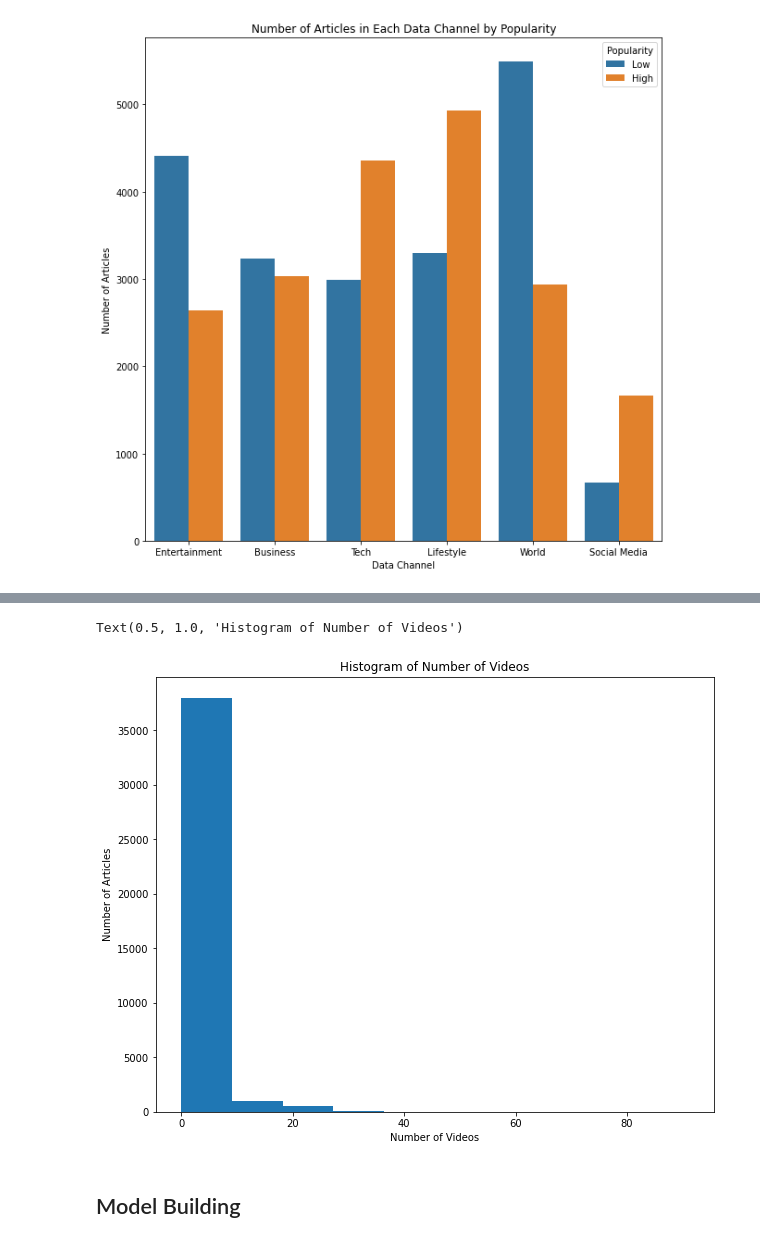
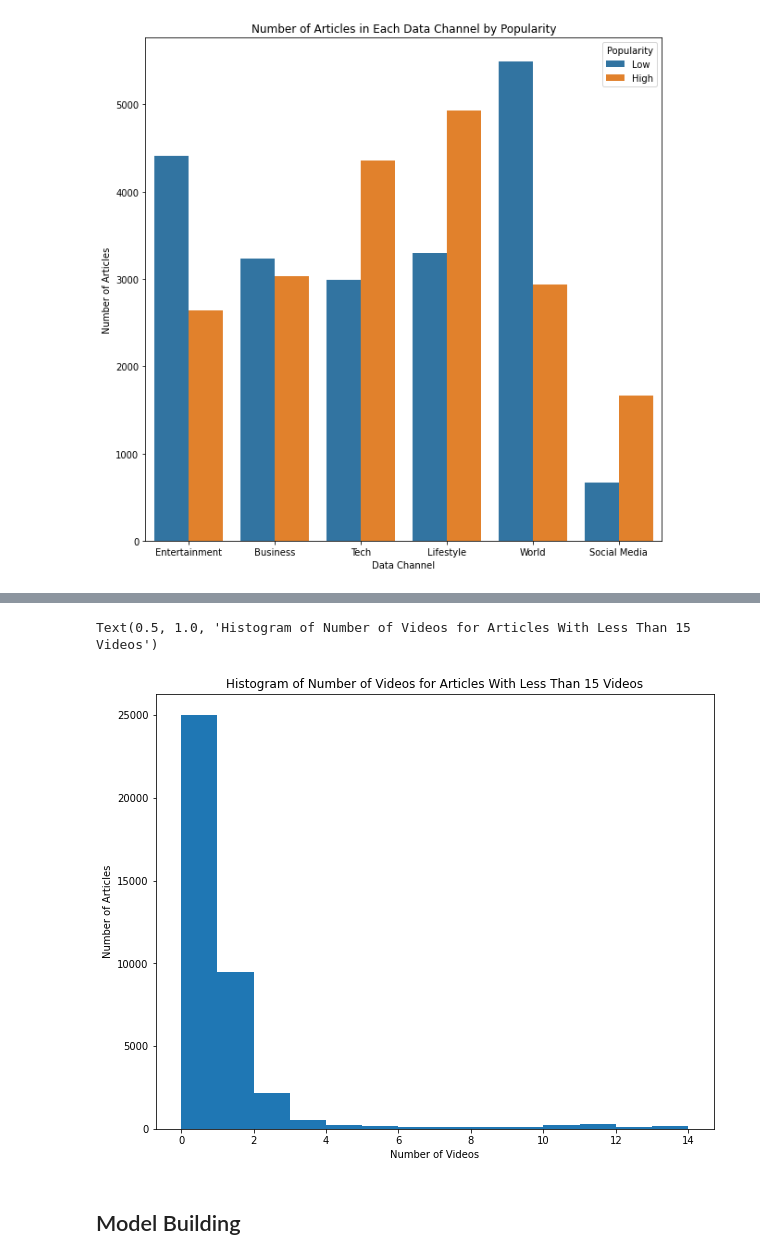
Before and after one commit to matthiasronnau/BANA-273-Term-Project, a Jupyter notebook: BANA-273 Term Project.ipynb, the cells around one changed output, grey strips where cells are left out. Saved outputs shown, nothing was run; the diff lists cells and outputs as text; code cells hidden in the pictures.

```diff
--- a/BANA-273 Term Project.ipynb
+++ b/BANA-273 Term Project.ipynb
@@ -222,12 +222,12 @@ Text(0.5, 1.0, 'Histogram of Number of Images')
 # %%
 plt.figure(figsize = (10, 8))
-plt.hist(data["num_videos"])
+plt.hist(data[data["num_videos"] < 15]["num_videos"], bins = 14)
 plt.xlabel("Number of Videos")
 plt.ylabel("Number of Articles")
-plt.title("Histogram of Number of Videos")
+plt.title("Histogram of Number of Videos for Articles With Less Than 15 Videos")
 # %% [output]
-Text(0.5, 1.0, 'Histogram of Number of Videos')
+Text(0.5, 1.0, 'Histogram of Number of Videos for Articles With Less Than 15 Videos')
-[figure, old version]
+[figure, new version]
 # %% [markdown]
 ## Model Building
 # %% [markdown]
```
Also changed, not shown: parts of 56 cells of this notebook.
